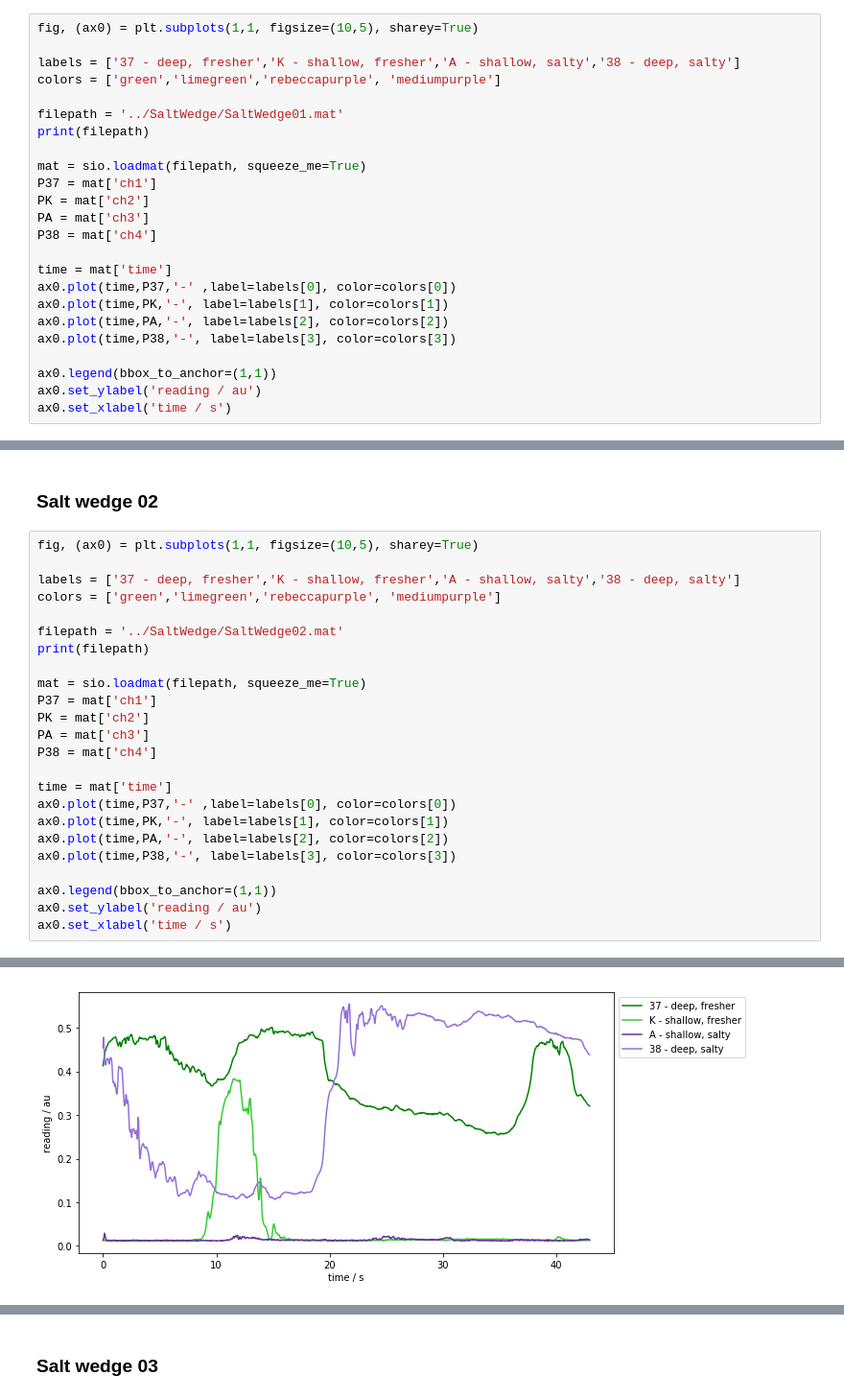
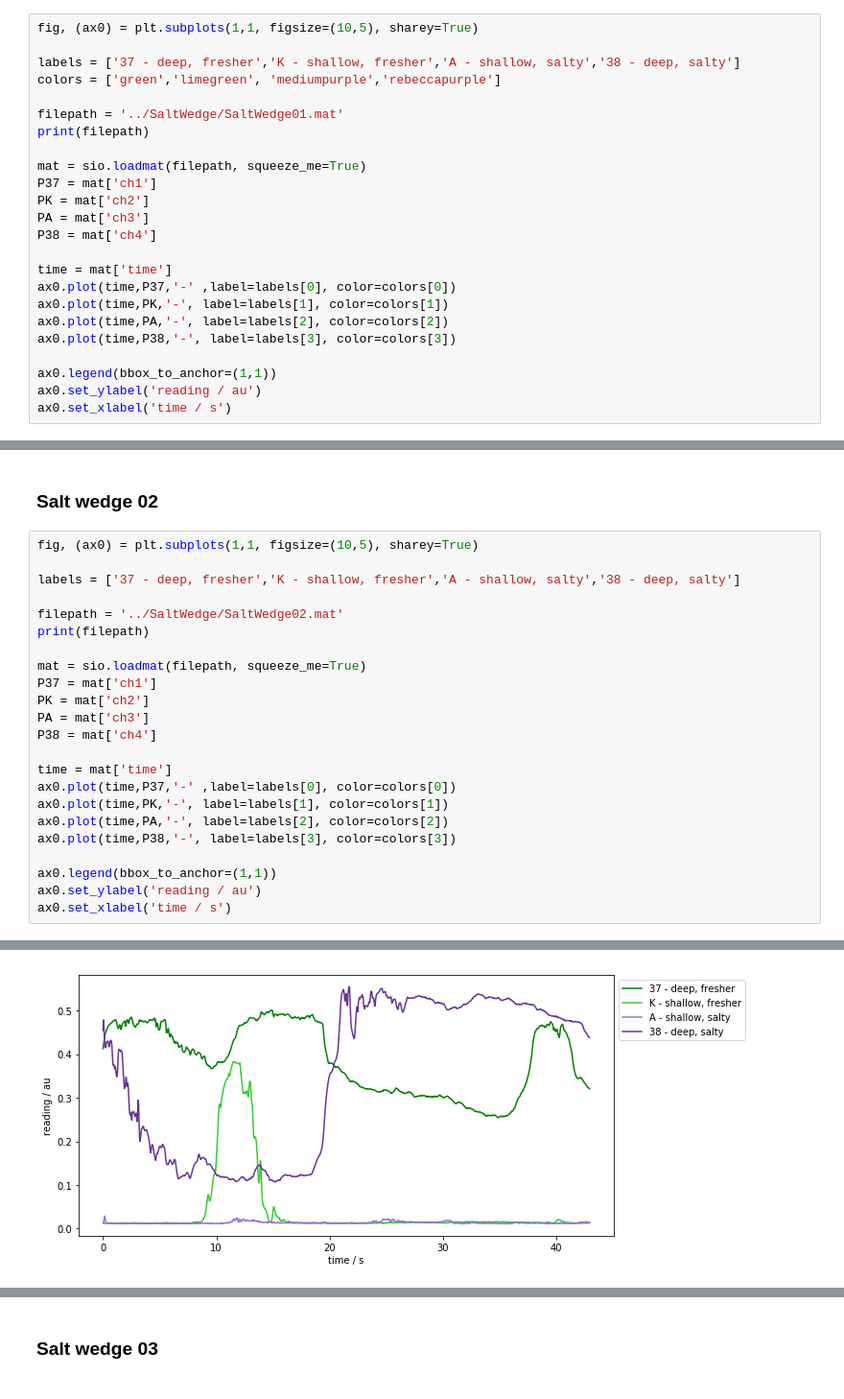
Before and after one commit to UBC-MOAD/MultipleCanyons, a Jupyter notebook: lab/Conduino/Calibration/notebooks/SaltWedge.ipynb, the cells around one changed output, grey strips where cells are left out. Shown at 96% size. Drawn from its saved outputs; the diff is of its cells as text.

```diff
--- a/lab/Conduino/Calibration/notebooks/SaltWedge.ipynb
+++ b/lab/Conduino/Calibration/notebooks/SaltWedge.ipynb
@@ -55,7 +55,7 @@ def dens_A(read):
 fig, (ax0) = plt.subplots(1,1, figsize=(10,5), sharey=True)
 
 labels = ['37 - deep, fresher','K - shallow, fresher','A - shallow, salty','38 - deep, salty']
-colors = ['green','limegreen','rebeccapurple', 'mediumpurple']
+colors = ['green','limegreen', 'mediumpurple','rebeccapurple']
 
 filepath = '../SaltWedge/SaltWedge01.mat'
 print(filepath)
@@ -96,31 +96,30 @@ Text(0.5,0,'time / s')
 # %%
 fig, (ax0) = plt.subplots(1,1, figsize=(10,5), sharey=True)
 
 labels = ['37 - deep, fresher','K - shallow, fresher','A - shallow, salty','38 - deep, salty']
-colors = ['green','limegreen','rebeccapurple', 'mediumpurple']
 
 filepath = '../SaltWedge/SaltWedge02.mat'
 print(filepath)
 
 mat = sio.loadmat(filepath, squeeze_me=True)
 P37 = mat['ch1']
 PK = mat['ch2']
 PA = mat['ch3']
 P38 = mat['ch4']
 
 time = mat['time']
 ax0.plot(time,P37,'-' ,label=labels[0], color=colors[0])
 ax0.plot(time,PK,'-', label=labels[1], color=colors[1])
 ax0.plot(time,PA,'-', label=labels[2], color=colors[2])
 ax0.plot(time,P38,'-', label=labels[3], color=colors[3])
 
 ax0.legend(bbox_to_anchor=(1,1))
 ax0.set_ylabel('reading / au')
 ax0.set_xlabel('time / s')
 # %% [output]
 ../SaltWedge/SaltWedge02.mat
 Text(0.5,0,'time / s')
-[figure, old version]
+[figure, new version]
 # %%
 fig, (ax0) = plt.subplots(1,1, figsize=(10,5), sharey=True)
 
```
Also changed, not shown: parts of 5 cells of this notebook.
